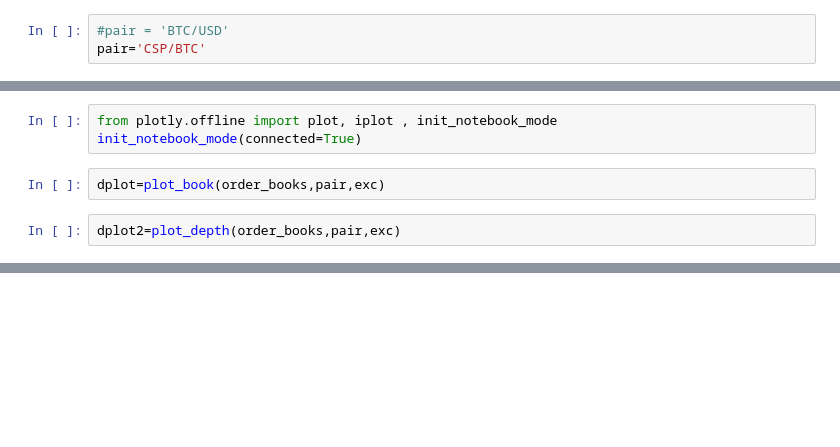
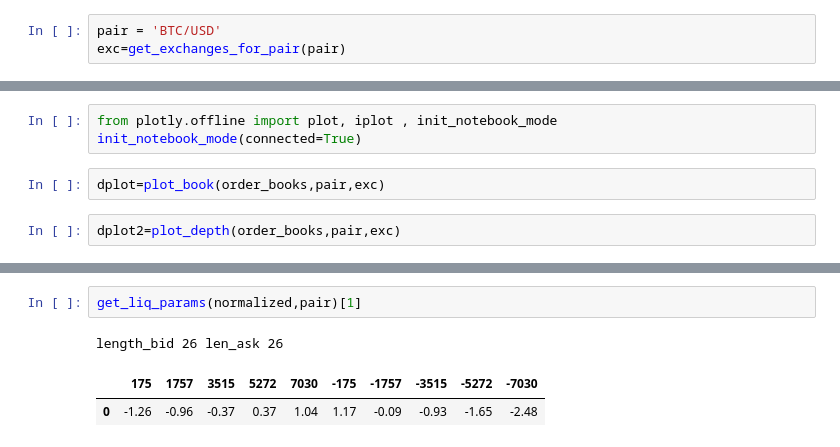
Before and after one commit to jelkhoury123/myapp, a Jupyter notebook: ccxt_order_book.ipynb, the cells around one changed output, grey strips where cells are left out. Drawn from its saved outputs; the diff is of its cells as text; blank space fills up the shorter version.

```diff
--- a/ccxt_order_book.ipynb
+++ b/ccxt_order_book.ipynb
@@ -177,4 +242,4 @@ SyntaxError: invalid syntax (<ipython-input-4-a8c80a2c4cea>, line 12)
 # %%
-#pair = 'BTC/USD'
-pair='CSP/BTC'
+pair = 'BTC/USD'
+exc=get_exchanges_for_pair(pair)
 # %%
@@ -248,0 +313,6 @@ normalized
+# %%
+get_liq_params(normalized,pair)[1]
+# %% [output]
+length_bid 26 len_ask 26
+|  | 175 | 1757 | 3515 | 5272 | 7030 | -175 | -1757 | -3515 | -5272 | -7030 |
+| 0 | -1.26 | -0.96 | -0.37 | 0.37 | 1.04 | 1.17 | -0.09 | -0.93 | -1.65 | -2.48 |
```
Also changed, not shown: parts of 42 cells of this notebook, 2 other files.
